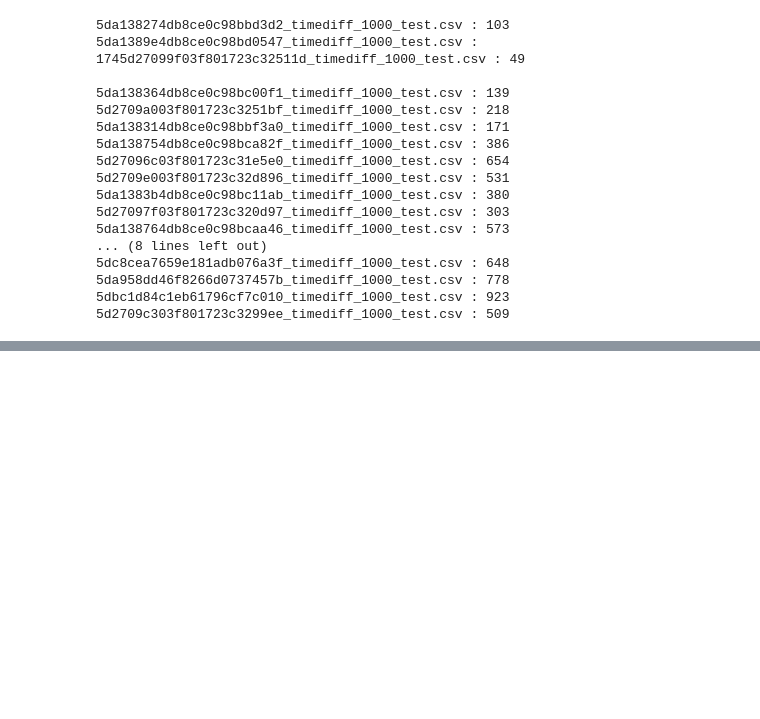
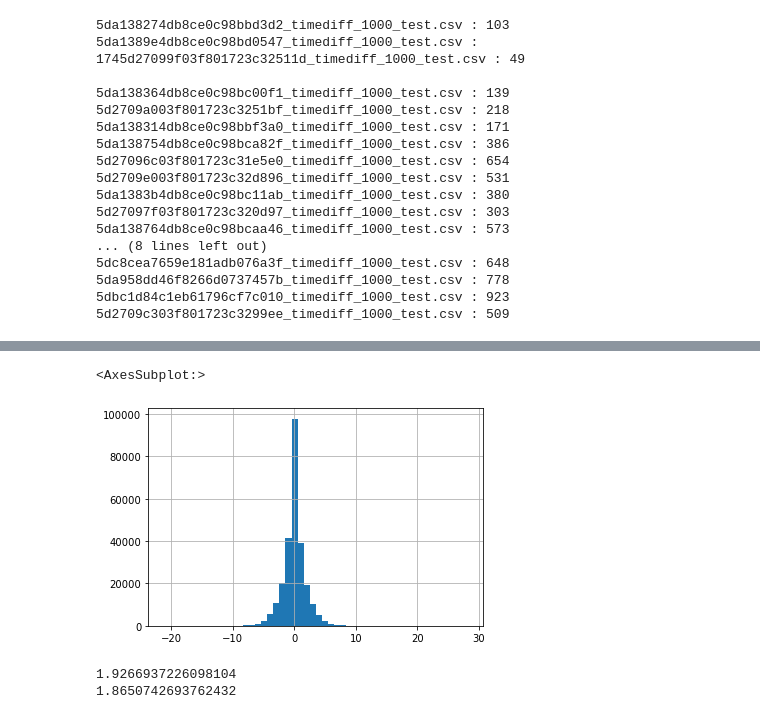
Before and after one commit to kuto5046/kaggle-indoor, a Jupyter notebook: notebook/kuto_dataset_v2.ipynb, the cells around one changed output, grey strips where cells are left out. Cells and saved outputs as stored; diff of their text form; code cells hidden in the pictures; blank space fills up the shorter version.

```diff
--- a/notebook/kuto_dataset_v2.ipynb
+++ b/notebook/kuto_dataset_v2.ipynb
@@ -262,0 +295,11 @@ to_pickle(output_dir + 'test_all.pkl', pd.concat(dfs).reset_index(drop=True))
+# %%
+(train_df['y'] - train_df['wifi_y']).hist(bins=50)
+# %% [output]
+<AxesSubplot:>
+[figure, added]
+# %%
+print((train_df['x'] - train_df['wifi_x']).std())
+print((train_df['y'] - train_df['wifi_y']).std())
+# %% [output]
+1.9266937226098104
+1.8650742693762432
```
Also changed, not shown: parts of 3 cells of this notebook.
